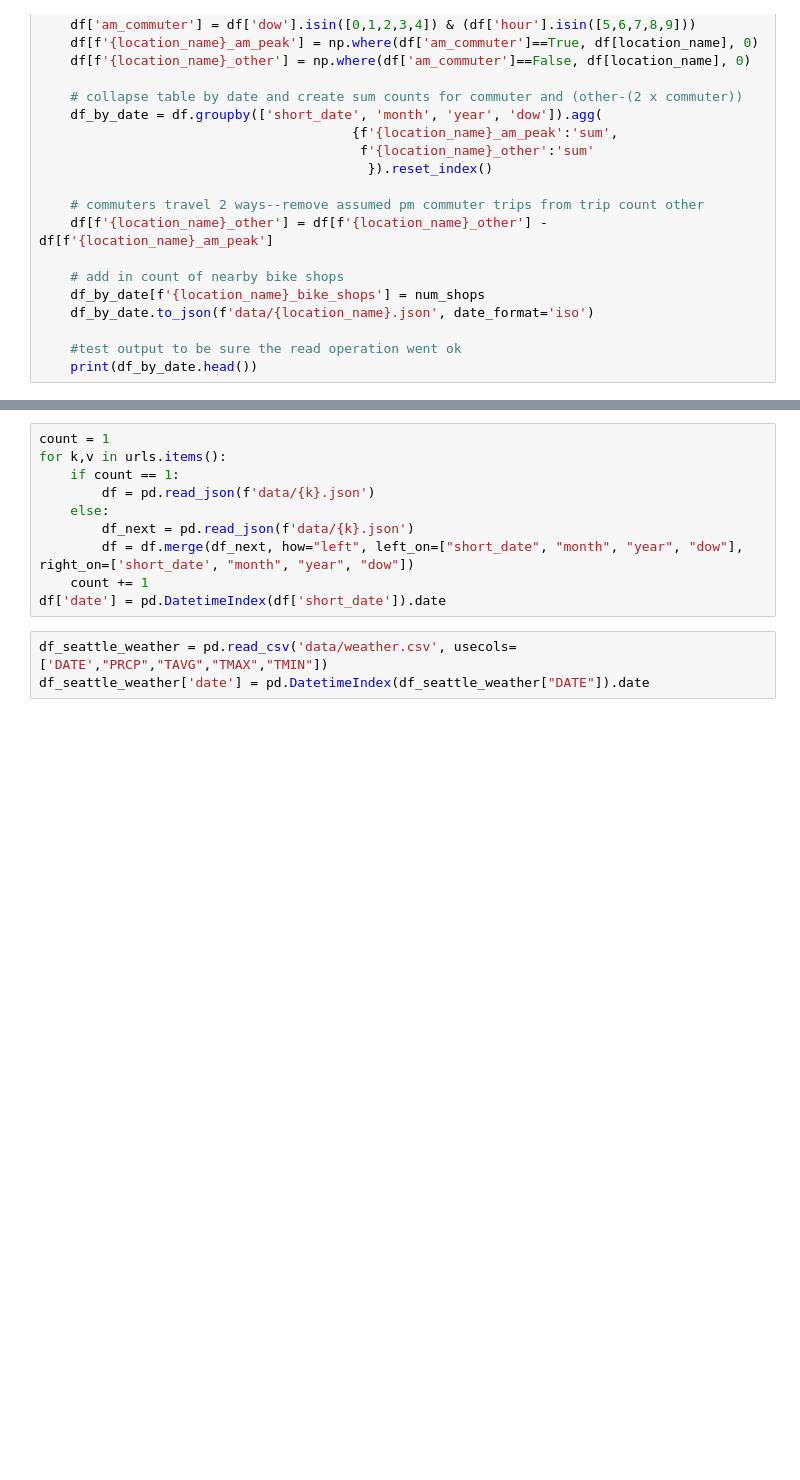
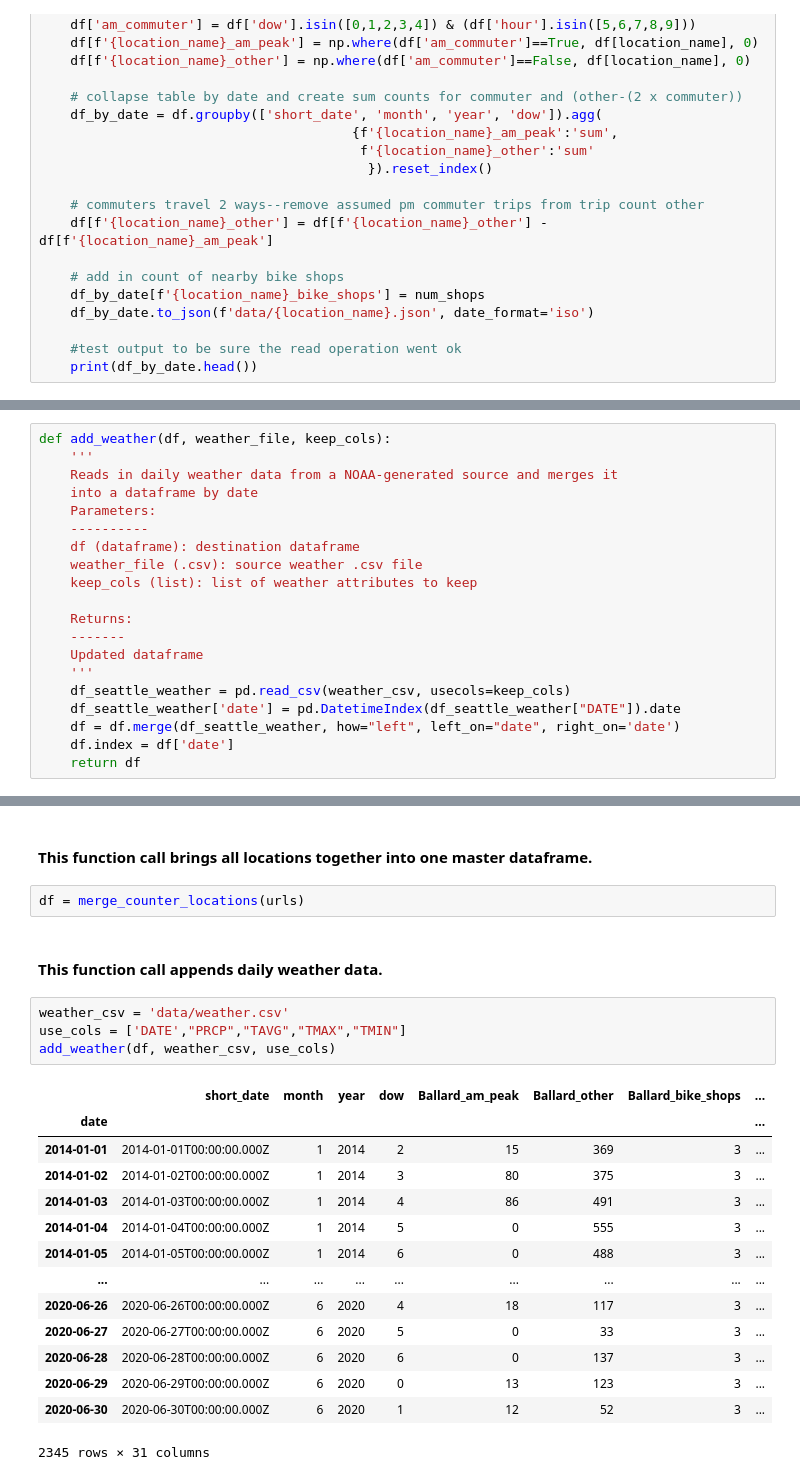
Before and after one commit to salvir1/Crank_On_Seattle_Bike_Data, a Jupyter notebook: Seattle_spins.ipynb, the cells around one changed output, grey strips where cells are left out. Drawn from its saved outputs; the diff is of its cells as text; blank space fills up the shorter version.

```diff
--- a/Seattle_spins.ipynb
+++ b/Seattle_spins.ipynb
@@ -76,0 +104,20 @@ bike_shops = {
+# %%
+def add_weather(df, weather_file, keep_cols):
+    '''
+    Reads in daily weather data from a NOAA-generated source and merges it
+    into a dataframe by date
+    Parameters:
+    ----------
+    df (dataframe): destination dataframe
+    weather_file (.csv): source weather .csv file
+    keep_cols (list): list of weather attributes to keep
+
+    Returns:
+    -------
+    Updated dataframe
+    '''
+    df_seattle_weather = pd.read_csv(weather_csv, usecols=keep_cols)
+    df_seattle_weather['date'] = pd.DatetimeIndex(df_seattle_weather["DATE"]).date
+    df = df.merge(df_seattle_weather, how="left", left_on="date", right_on='date')
+    df.index = df['date']
+    return df
@@ -104,16 +184,28 @@ for k, v in urls.items():
 2                          3
 3                          3
 4                          3
-# %%
-count = 1
-for k,v in urls.items():
-    if count == 1:
-        df = pd.read_json(f'data/{k}.json')
-    else:
-        df_next = pd.read_json(f'data/{k}.json')
-        df = df.merge(df_next, how="left", left_on=["short_date", "month", "year", "dow"], right_on=['short_date', "month", "year", "dow"])
-    count += 1
-df['date'] = pd.DatetimeIndex(df['short_date']).date
+# %% [markdown]
+#### This function call brings all locations together into one master dataframe.
+# %%
+df = merge_counter_locations(urls)
+# %% [markdown]
+#### This function call appends daily weather data.
 # %%
-df_seattle_weather = pd.read_csv('data/weather.csv', usecols=['DATE',"PRCP","TAVG","TMAX","TMIN"])
-df_seattle_weather['date'] = pd.DatetimeIndex(df_seattle_weather["DATE"]).date
+weather_csv = 'data/weather.csv'
+use_cols = ['DATE',"PRCP","TAVG","TMAX","TMIN"]
+add_weather(df, weather_csv, use_cols)
+# %% [output]
+|  | short_date | month | year | dow | Ballard_am_peak | Ballard_other | Ballard_bike_shops | ... |
+| date |  |  |  |  |  |  |  | ... |
+| 2014-01-01 | 2014-01-01T00:00:00.000Z | 1 | 2014 | 2 | 15 | 369 | 3 | ... |
+| 2014-01-02 | 2014-01-02T00:00:00.000Z | 1 | 2014 | 3 | 80 | 375 | 3 | ... |
+| 2014-01-03 | 2014-01-03T00:00:00.000Z | 1 | 2014 | 4 | 86 | 491 | 3 | ... |
+| 2014-01-04 | 2014-01-04T00:00:00.000Z | 1 | 2014 | 5 | 0 | 555 | 3 | ... |
+| 2014-01-05 | 2014-01-05T00:00:00.000Z | 1 | 2014 | 6 | 0 | 488 | 3 | ... |
+| ... | ... | ... | ... | ... | ... | ... | ... | ... |
+| 2020-06-26 | 2020-06-26T00:00:00.000Z | 6 | 2020 | 4 | 18 | 117 | 3 | ... |
+| 2020-06-27 | 2020-06-27T00:00:00.000Z | 6 | 2020 | 5 | 0 | 33 | 3 | ... |
+| 2020-06-28 | 2020-06-28T00:00:00.000Z | 6 | 2020 | 6 | 0 | 137 | 3 | ... |
+| 2020-06-29 | 2020-06-29T00:00:00.000Z | 6 | 2020 | 0 | 13 | 123 | 3 | ... |
+| 2020-06-30 | 2020-06-30T00:00:00.000Z | 6 | 2020 | 1 | 12 | 52 | 3 | ... |
+2345 rows × 31 columns
```
Also changed, not shown: parts of 17 cells of this notebook, 1 other file.
